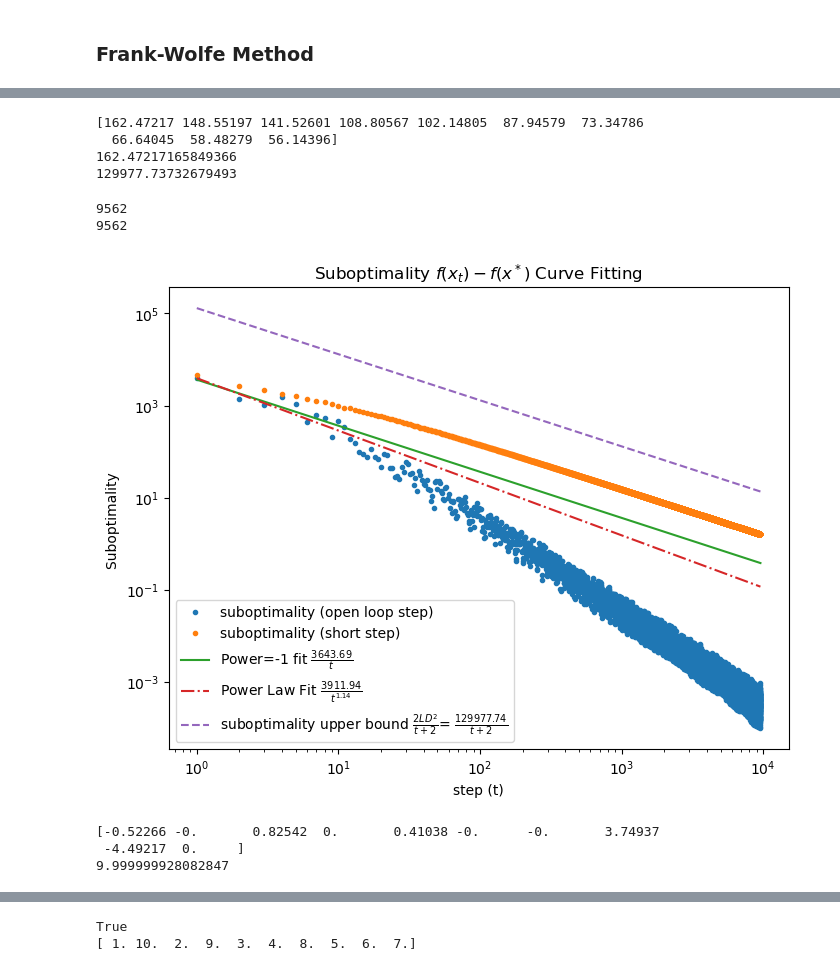
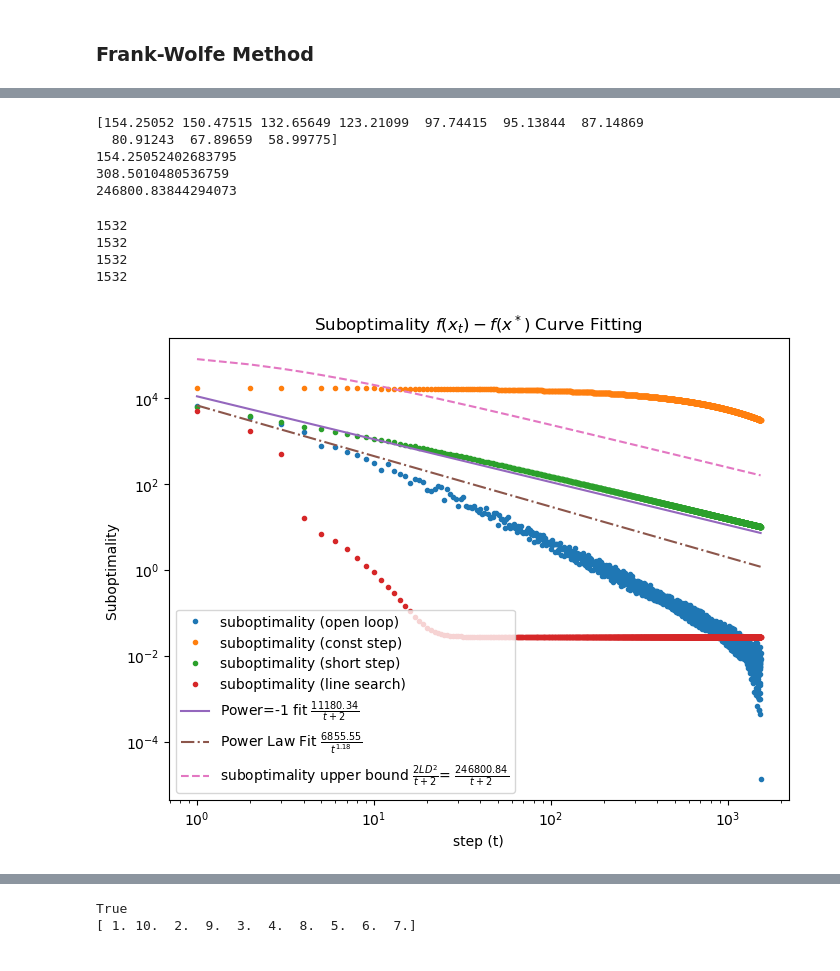
Before and after one commit to kiwi1236/sds631_project, a Jupyter notebook: demo.ipynb, the cells around one changed output, grey strips where cells are left out. Drawn from its saved outputs; the diff is of its cells as text; code cells hidden in the pictures.

```diff
--- a/demo.ipynb
+++ b/demo.ipynb
@@ -354,10 +364,8 @@ The error seems a bit large.
 # Test Frank-Wolfe with adaptive step size
 
 # initialization
-beta_init = np.zeros(n)
-lambda_ = 10
 stepsize = None
-N_iter = 50
+N_iter = 800
 
 beta_fw, beta_fw_seq, fun_fw_seq, _ = frank_wolfe_lasso(beta_init, X, y, stepsize,
                                                      lambda_, N_iter, const_step=False,
@@ -539,0 +545,21 @@ Frank-Wolfe recovers the parameter acurrately
+# %%
+## Now test Frank-Wolfe convergence rate with line search step size
+
+# initialization
+stepsize = None
+N_iter = len(beta_fw_seq)
+# N_iter = None
+
+beta_fw_ls, beta_fw_seq_ls, fun_fw_seq_ls, subopt_list_ls = frank_wolfe_lasso(beta_init, X, y,
+                                                          stepsize, lambda_, N_iter, const_step=False, beta_opt=beta_opt, epsilon=None, ls=True)
+
+print(f"L1-constrained problem -- Error of Frank-Wolfe: \n{l2_error(beta_fw_ls, beta_opt)}\n")
+
+if l2_error(beta_fw_ls, beta_opt) < 0.1:
+  print("Frank-Wolfe recovers the parameter acurrately \n")
+else:
+  print("The error seems a bit large.\n")
+
+# generate plots
+plot_results(beta_fw_seq_ls, fun_fw_seq_ls, beta_opt)
+print(beta_fw_ls)
@@ -542,28 +582,35 @@ eigenvalues, _ = np.linalg.eig(X.T @ X)
 print(np.sort(eigenvalues)[::-1][:20])
 L1 = np.max(eigenvalues)
 print(L1)
-assert L == L1
+L = 2 * np.max(np.linalg.eigvals(X.T.dot(X)))
+print(L)
+assert L == 2 * L1
 
 diam = 2 * lambda_
 c1 = 2 * L * diam**2
 print(c1)
 # %% [output]
-[162.47217 148.55197 141.52601 108.80567 102.14805  87.94579  73.34786
-  66.64045  58.48279  56.14396]
-162.47217165849366
-129977.73732679493
+[154.25052 150.47515 132.65649 123.21099  97.74415  95.13844  87.14869
+  80.91243  67.89659  58.99775]
+154.25052402683795
+308.5010480536759
+246800.83844294073
 # %%
 print(len(subopt_list))
+print(len(subopt_list_c))
 print(len(subopt_list_a))
+print(len(subopt_list_ls))
 # %% [output]
-9562
-9562
+1532
+1532
+1532
+1532
 # %%
 from scipy.optimize import curve_fit
 
-# Define the function to fit (c / i)
+# Define the function to fit (c / (i+2))
 def fit_function(i, c):
-    return c / i
+    return c / (i+2)
 
 # Define the power-law fit function (c2 / i^p2)
 def power_law_fit(i, c2, p2):
@@ -572,43 +619,38 @@ def power_law_fit(i, c2, p2):
 # Generate the index array (starting from 1)
 indices = np.arange(1, len(subopt_list)+1)
 
-# Perform the curve fitting for (c / i)
+# Perform the curve fitting for c / (i+2)
 popt, _ = curve_fit(fit_function, indices, subopt_list)
 c_fitted = popt[0]
 fitted_values = c_fitted / indices
 
 # Perform the curve fitting for c2/i^p2
 popt_power_law, _ = curve_fit(power_law_fit, indices, subopt_list)
 c2_fitted, p2_fitted = popt_power_law
 power_law_values = c2_fitted / np.power(indices, p2_fitted)
 
 
-# Generate values for the curve c1/i
-c1_values = c1 / indices
+# Generate values for the curve c1/(i+2)
+c1_values = c1 / (indices + 2)
 
 # Plotting
 plt.figure(figsize=(8, 6))
-plt.plot(indices, subopt_list, '.', label='suboptimality (open loop step)')
+plt.plot(indices, subopt_list, '.', label='suboptimality (open loop)')
+plt.plot(indices, subopt_list_c, '.', label='suboptimality (const step)')
 plt.plot(indices, subopt_list_a, '.', label='suboptimality (short step)')
-plt.plot(indices, fitted_values, '-', label=rf'Power=-1 fit $\frac{{{c_fitted:.2f}}}{{t}}$')
+plt.plot(indices, subopt_list_ls, '.', label='suboptimality (line search)')
+plt.plot(indices, fitted_values, '-', label=rf'Power=-1 fit $\frac{{{c_fitted:.2f}}}{{t+2}}$')
 plt.plot(indices, power_law_values, '-.', label=rf'Power Law Fit $\frac{{{c2_fitted:.2f}}}{{t^{{ {p2_fitted:.2f}}}}}$')
 
 plt.plot(indices, c1_values, '--', label=r'suboptimality upper bound $\frac{2LD^2}{t+2}$'
          +rf'= $\frac{{{(2*L*diam**2):.2f}}}{{t+2}}$')
 
 plt.xscale('log')
 plt.yscale('log')
 plt.xlabel('step (t)')
 plt.ylabel('Suboptimality ')
 plt.title(r'Suboptimality $f(x_t) - f(x^*)$ Curve Fitting')
 plt.legend(loc='best')
 plt.show()
 # %% [output]
-[figure, old version]
+[figure, new version]
-# %%
-print(beta_opt)
-print(np.linalg.norm(beta_opt, 1))
-# %% [output]
-[-0.52266 -0.       0.82542  0.       0.41038 -0.      -0.       3.74937
- -4.49217  0.     ]
-9.999999928082847
```
Also changed, not shown: parts of 29 cells of this notebook, 2 other files.
